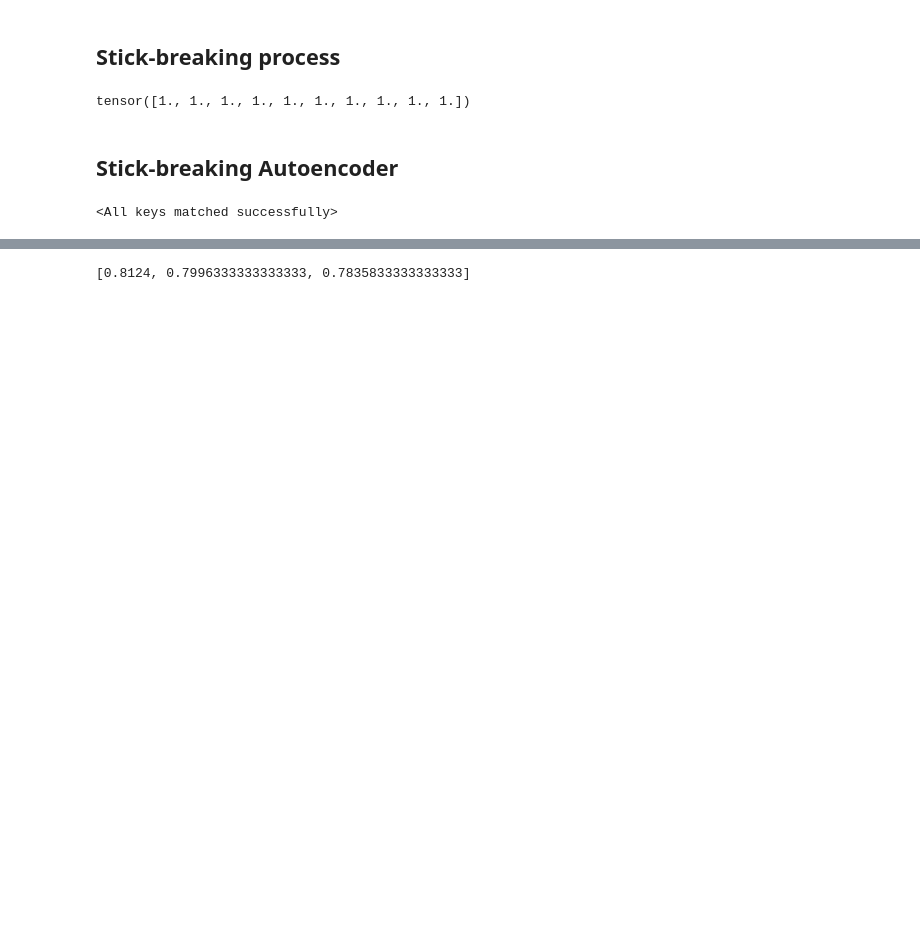
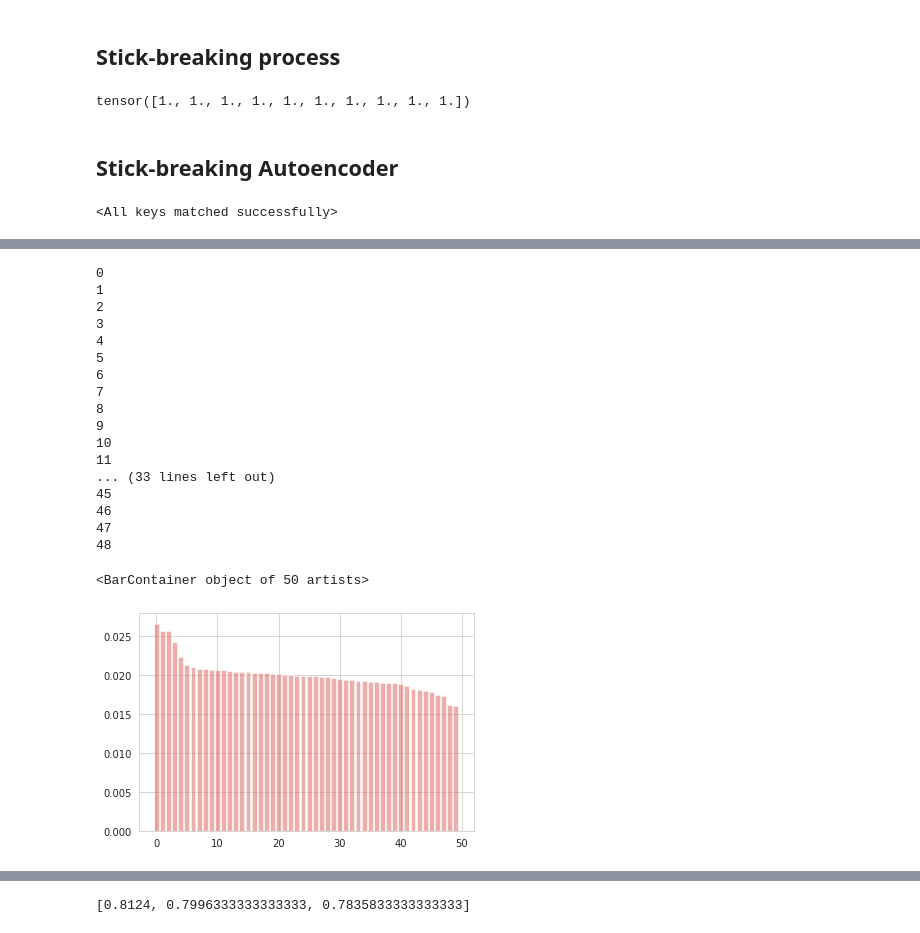
Before and after one commit to wittenator/pimai, a Jupyter notebook: src/notebook/src/Autoencoder.ipynb, the cells around one changed output, grey strips where cells are left out. Saved outputs shown, nothing was run; the diff lists cells and outputs as text; code cells hidden in the pictures; blank space fills up the shorter version.

```diff
--- a/src/notebook/src/Autoencoder.ipynb
+++ b/src/notebook/src/Autoencoder.ipynb
@@ -331,3 +334,32 @@ with torch.no_grad():
+# %%
+norms = torch.norm(sbvae.fc3.weight, p=2, dim=0).detach().numpy()
+norms.sort()
+norms = norms[::-1]/norms.sum()
+cums = np.cumsum(norms)
+for i, cum in enumerate(cums):
+    if cum < 0.99 * norms.sum():
+        print(i)
+plt.bar(range(len(norms)), norms, align='center', alpha=0.5)
+# %% [output]
+0
+1
+2
+3
+4
+5
+6
+7
+8
+9
+10
+11
+... (33 lines left out)
+45
+46
+47
+48
+<BarContainer object of 50 artists>
+[figure, added]
 # %%
 from torch.distributions.beta import Beta
 sample = Beta(torch.tensor([1.0]), torch.tensor([5.0])).rsample([64,50]).squeeze().to(device)
```
Also changed, not shown: parts of 11 cells of this notebook, 9 other files.
